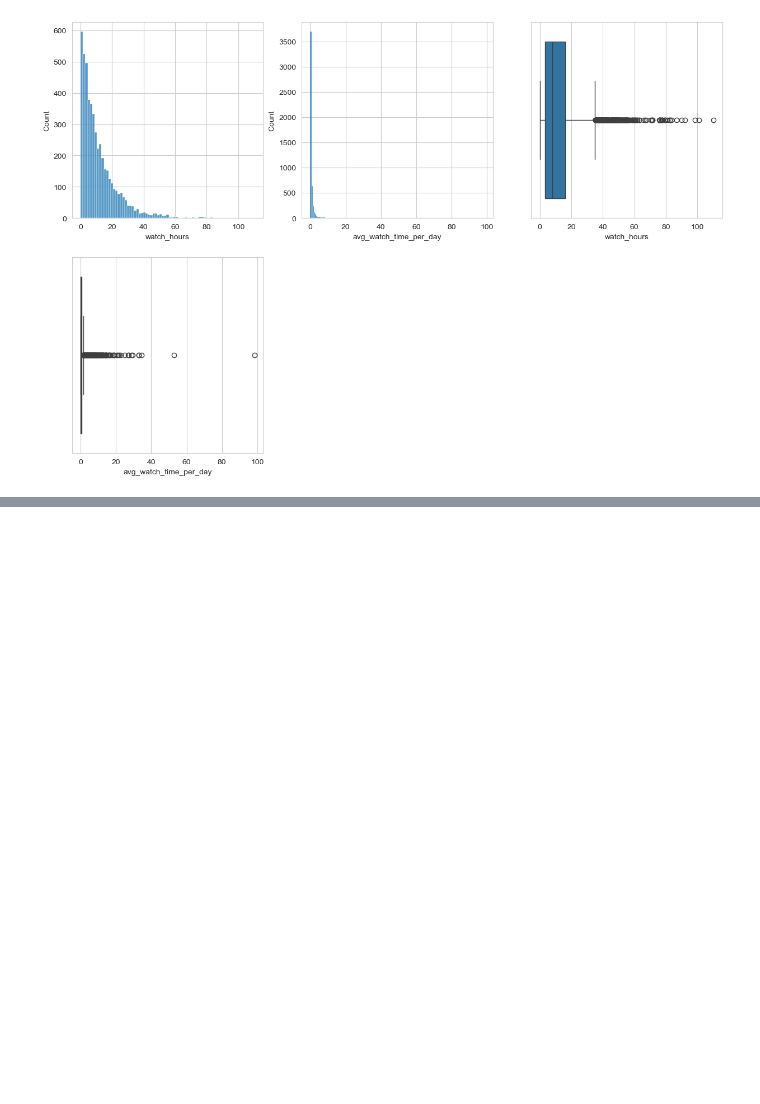
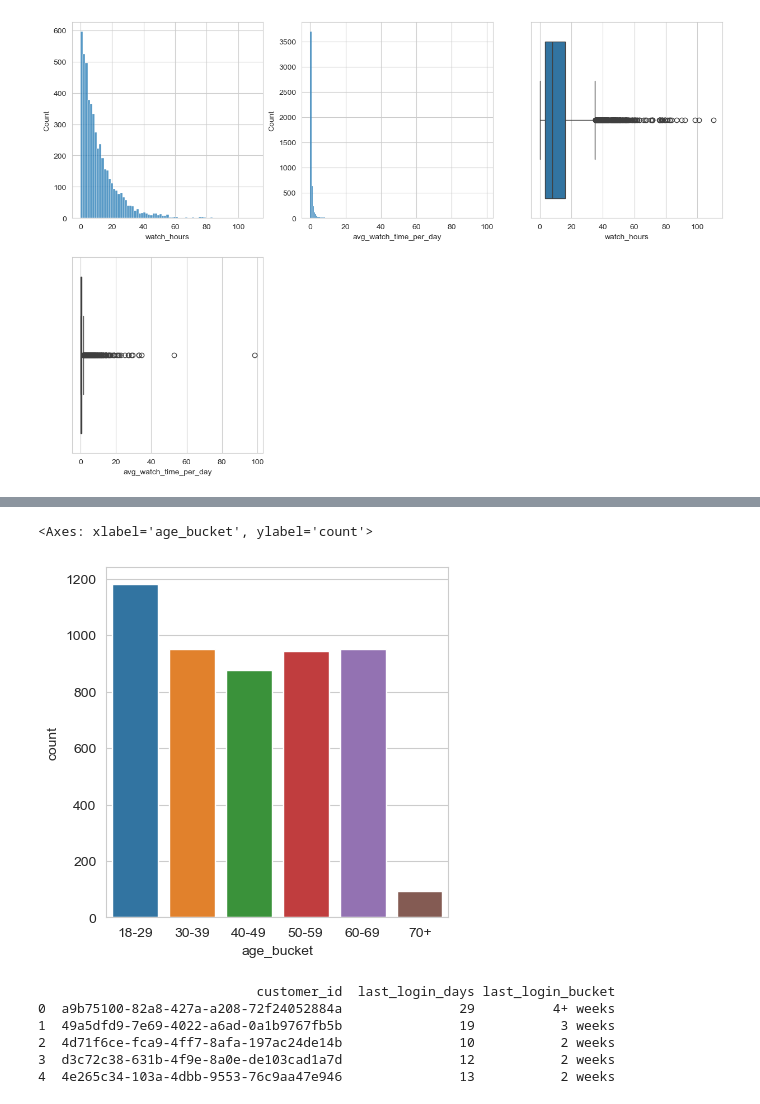
Before and after one commit to cpun94/personal-analytics-projects, a Jupyter notebook: Netflix Subscriber Churn Prediction/notebooks/01_data_exploration.ipynb, the cells around one changed output, grey strips where cells are left out. Drawn from its saved outputs; the diff is of its cells as text; code cells hidden in the pictures; blank space fills up the shorter version.

```diff
--- a/Netflix Subscriber Churn Prediction/notebooks/01_data_exploration.ipynb
+++ b/Netflix Subscriber Churn Prediction/notebooks/01_data_exploration.ipynb
@@ -228,0 +271,14 @@ print(df_discrete_only.head())
+# %%
+age_bucket_df = netflix_data[["customer_id", "age"]].copy()
+print(age_bucket_df.describe())
+print("-------------------------------------------------------------------------------------------")
+### 10-yr increments for Age buckets: 18-29, 30-39, 40-49, 50-59, 60-69, 70+
+
+age_bins = [17, 29, 39, 49, 59, 69, float("inf")]
+age_bin_labels = ["18-29", "30-39", "40-49", "50-59", "60-69", "70+"]
+
+age_bucket_df["age_bucket"]=pd.cut(age_bucket_df["age"],
+                                   bins=age_bins,
+                                   labels=age_bin_labels)
+
+print(age_bucket_df.head())
@@ -228,0 +302,32 @@ print(df_discrete_only.head())
+# %%
+## Visualize & re-run count plot to determine if binning Age helped
+figure_discrete_age = plt.figure(figsize=(15, 10))
+age_subplt222 =figure_discrete_age.add_subplot(2,3,1)
+sns.countplot(data=age_bucket_df, x="age_bucket", ax=age_subplt222, hue="age_bucket",
+              order= ["18-29", "30-39", "40-49", "50-59", "60-69", "70+"]
+              ,legend=None)
+# %% [output]
+<Axes: xlabel='age_bucket', ylabel='count'>
+[figure, added]
+# %%
+last_login_bucket_df=netflix_data[["customer_id", "last_login_days"]].copy()
+
+last_login_bins = [-1, 7, 14, 21, float("inf")]
+last_login_labels = ["1 week", "2 weeks", "3 weeks", "4+ weeks"]
+
+##Bin last_login_days into buckets
+
+last_login_bucket_df["last_login_bucket"] = pd.cut(
+    last_login_bucket_df["last_login_days"],
+    bins=last_login_bins,
+    labels=last_login_labels
+)
+
+print(last_login_bucket_df.head())
+# %% [output]
+                            customer_id  last_login_days last_login_bucket
+0  a9b75100-82a8-427a-a208-72f24052884a               29          4+ weeks
+1  49a5dfd9-7e69-4022-a6ad-0a1b9767fb5b               19           3 weeks
+2  4d71f6ce-fca9-4ff7-8afa-197ac24de14b               10           2 weeks
+3  d3c72c38-631b-4f9e-8a0e-de103cad1a7d               12           2 weeks
+4  4e265c34-103a-4dbb-9553-76c9aa47e946               13           2 weeks
```
Also changed, not shown: parts of 9 cells of this notebook.
